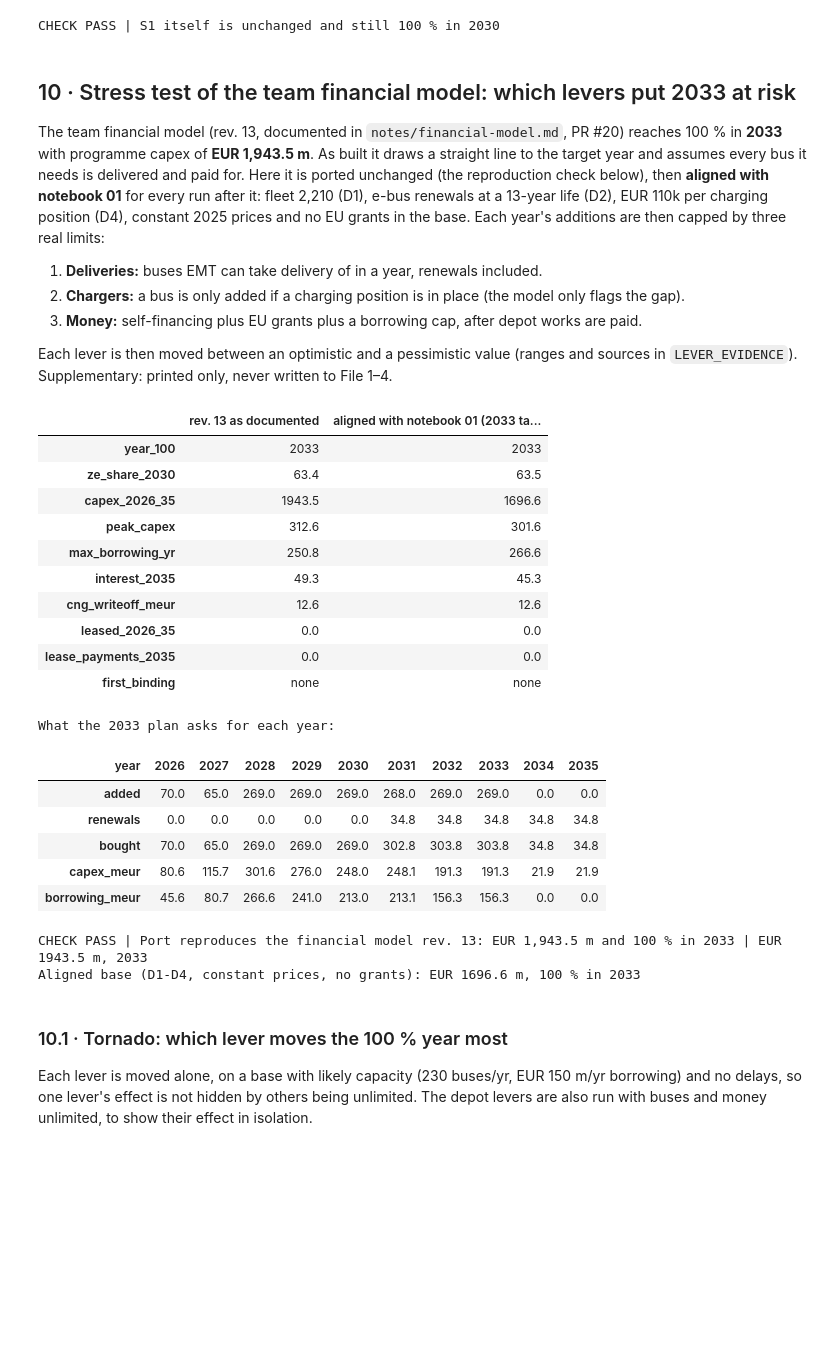
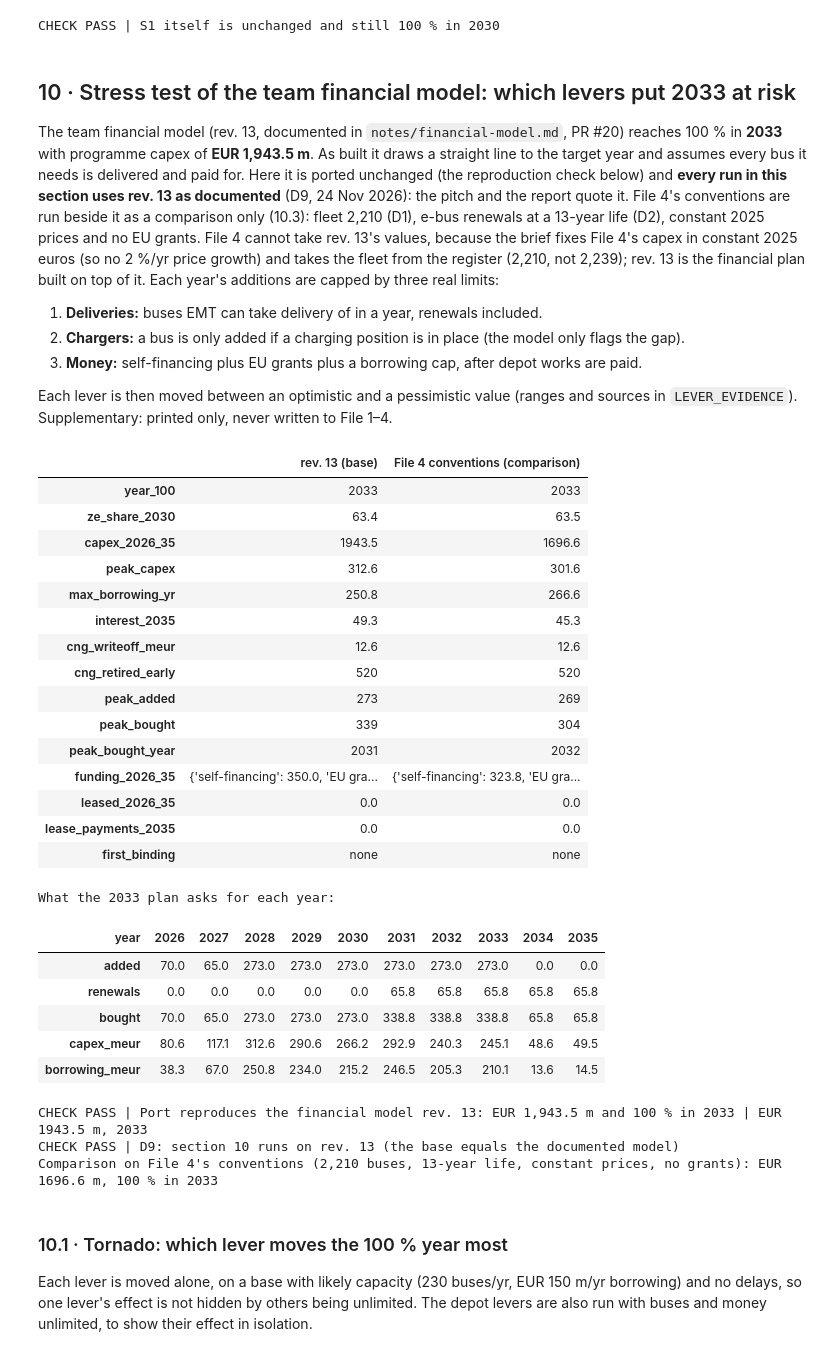
Before and after one commit to ella-garcia/madrid-bus-electrification, a Jupyter notebook: notebooks/04_Scenario_Lab.ipynb, the cells around one changed output. Drawn from its saved outputs; the diff is of its cells as text; code cells hidden in the pictures; blank space fills up the shorter version.

```diff
--- a/notebooks/04_Scenario_Lab.ipynb
+++ b/notebooks/04_Scenario_Lab.ipynb
@@ -2236,7 +2236,7 @@ CHECK PASS | S1 itself is unchanged and still 100 % in 2030
 # %% [markdown]
 ## 10 · Stress test of the team financial model: which levers put 2033 at risk
 
-The team financial model (rev. 13, documented in `notes/financial-model.md`, PR #20) reaches 100 % in **2033** with programme capex of **EUR 1,943.5 m**. As built it draws a straight line to the target year and assumes every bus it needs is delivered and paid for. Here it is ported unchanged (the reproduction check below), then **aligned with notebook 01** for every run after it: fleet 2,210 (D1), e-bus renewals at a 13-year life (D2), EUR 110k per charging position (D4), constant 2025 prices and no EU grants in the base. Each year's additions are then capped by three real limits:
+The team financial model (rev. 13, documented in `notes/financial-model.md`, PR #20) reaches 100 % in **2033** with programme capex of **EUR 1,943.5 m**. As built it draws a straight line to the target year and assumes every bus it needs is delivered and paid for. Here it is ported unchanged (the reproduction check below) and **every run in this section uses rev. 13 as documented** (D9, 24 Nov 2026): the pitch and the report quote it. File 4's conventions are run beside it as a comparison only (10.3): fleet 2,210 (D1), e-bus renewals at a 13-year life (D2), constant 2025 prices and no EU grants. File 4 cannot take rev. 13's values, because the brief fixes File 4's capex in constant 2025 euros (so no 2 %/yr price growth) and takes the fleet from the register (2,210, not 2,239); rev. 13 is the financial plan built on top of it. Each year's additions are capped by three real limits:
 
 1. **Deliveries:** buses EMT can take delivery of in a year, renewals included.
 2. **Chargers:** a bus is only added if a charging position is in place (the model only flags the gap).
@@ -2256,12 +2256,12 @@ FM = assume("Financial model rev. 13 inputs", dict(
 FM_REV13 = dict(FM)                    # as documented, for the reproduction check only
 _bev = fleet25.loc[fleet25.fuelType == "EL", "age_years"]
 RENEW_LIFE = int(((_bev > NB01["bus_life"] - 10) & (_bev <= NB01["bus_life"] - 5)).sum())
-FM.update(assume("Financial model aligned with notebook 01 (fix list, 23 Nov 2026)", dict(
-    fleet_total=NB01["fleet"], ebuses_2025=B25["n_bev"], escalation=0.0, eu_grant_share=0.0, renew_2031_35=RENEW_LIFE), "D",
+FM_ALIGNED = assume("Financial model on File 4's conventions (comparison only, D9)", {**FM, **dict(
+    fleet_total=NB01["fleet"], ebuses_2025=B25["n_bev"], escalation=0.0, eu_grant_share=0.0, renew_2031_35=RENEW_LIFE)}, "D",
     f"D1 fleet {NB01['fleet']:,}; D2 {NB01['bus_life']}-year life, so e-buses renewed in 2031-35 = register e-buses aged "
     f"{NB01['bus_life'] - 10}-{NB01['bus_life'] - 5} at end 2025 ({RENEW_LIFE}; rev. 13 used EMT's 329 at 12 years); D4 EUR 110k per "
     "position (unchanged); constant 2025 prices (no 2 %/yr growth); EU grants 0 in the base (none awarded for 2027+)",
-    "section 10", "2,239 baseline (10.3); grants 20 % and +1 pt rates (10.3b)"))
+    "section 10.3 comparison only; FM stays rev. 13", "rev. 13 is the base of every other run in section 10")
 FM_CNG = [(None, 2027, 300), (576, 2029, 300), (460, 2032, 300), (520, 2034, 291)]   # cohorts: buses, natural retirement, EUR k;
 # the oldest cohort is the remainder of the baseline's CNG fleet (217 at 2,239; 192 at 2,210)
 FM_YEARS = range(2026, 2041)          # to 2040, so a slip past 2035 shows as a year
@@ -2317,10 +2317,14 @@ def fm_run(**over):
         lease_pay += leased * annuity                                            # each year's new leases add a level payment
         capex = bus_value + depot                                                # programme value, owned or leased
         own_capex = capex - leased
-        need = max(0.0, own_capex - min(own_capex, A["self_fin"]) - depot_own * A["eu_grant_share"])
+        self_used = min(own_capex, A["self_fin"])
+        grant_used = min(own_capex - self_used, depot_own * A["eu_grant_share"])
+        need = max(0.0, own_capex - self_used - depot_own * A["eu_grant_share"])
         eib += need * A["eib_share"]; gb += need * (1 - A["eib_share"])
         binding = "" if (y <= 2027 or stock >= ze_max or add >= plan - stock_prev) else min(limits, key=limits.get)
-        rows.append(dict(year=y, plan=plan, ebuses=stock, added=add, renewals=renew, charging_capacity=cap, capex_meur=capex,
+        rows.append(dict(year=y, plan=plan, ebuses=stock, added=add, renewals=renew, bought=add + renew, self_fin_meur=self_used,
+                         grants_meur=grant_used, eib_meur=need * A["eib_share"], bonds_meur=need * (1 - A["eib_share"]),
+                         charging_capacity=cap, capex_meur=capex,
                          borrowing_meur=need, interest_meur=eib * A["eib_rate"] + gb * A["gb_coupon"], leased_meur=leased,
                          lease_payments_meur=lease_pay, binding=binding))
         stock_prev = stock
@@ -2328,44 +2332,58 @@ def fm_run(**over):
     done = df.loc[df.ebuses >= ze_max, "year"]
     y100 = int(done.min()) if len(done) else 2041
     w = df[df.year <= 2035]
     b = df.binding[df.binding != ""]
     return dict(year_100=y100, ze_share_2030=round(100 * (int(df.loc[df.year == 2030, "ebuses"].iloc[0]) + A["h2_buses"]) / A["fleet_total"], 1),
                 capex_2026_35=round(w.capex_meur.sum(), 1), peak_capex=round(w.capex_meur.max(), 1),
                 max_borrowing_yr=round(w.borrowing_meur.max(), 1), interest_2035=round(w.interest_meur.iloc[-1], 1),
                 cng_writeoff_meur=round(sum(n * u * max(0, r - y100) / 12 / 1000 for n, r, u in fm_cng(A)), 1),
+                cng_retired_early=int(sum(n for n, r, _ in fm_cng(A) if r > y100)), peak_added=int(w.added.max()),
+                peak_bought=int(round(w.bought.max())),
+                peak_bought_year=int(w.loc[w.bought.idxmax(), "year"]),
+                funding_2026_35={k: round(w[c].sum(), 1) for k, c in (("self-financing", "self_fin_meur"), ("EU grants", "grants_meur"),
+                                                                       ("EIB", "eib_meur"), ("green bonds", "bonds_meur"))},
                 leased_2026_35=round(w.leased_meur.sum(), 1), lease_payments_2035=round(w.lease_payments_meur.iloc[-1], 1),
                 first_binding=b.iloc[0] if len(b) else "none"), df
 
-fm_base, fm_base_df = fm_run()
+fm_base, fm_base_df = fm_run()                 # rev. 13, the base of section 10 (D9)
 fm_rev13 = fm_run(**FM_REV13)[0]
-display(pd.DataFrame({"rev. 13 as documented": fm_rev13, "aligned with notebook 01 (2033 target, no limits)": fm_base}))
+fm_aligned = fm_run(**FM_ALIGNED)[0]
+display(pd.DataFrame({"rev. 13 (base)": fm_base, "File 4 conventions (comparison)": fm_aligned}))
 w = fm_base_df[fm_base_df.year <= 2035]
 print("What the 2033 plan asks for each year:")
 display(w.assign(bought=w.added + w.renewals)[["year", "added", "renewals", "bought", "capex_meur", "borrowing_meur"]].round(1).set_index("year").T)
 check("Port reproduces the financial model rev. 13: EUR 1,943.5 m and 100 % in 2033", abs(fm_rev13["capex_2026_35"] - 1943.5) < 0.1 and fm_rev13["year_100"] == 2033,
       f"EUR {fm_rev13['capex_2026_35']} m, {fm_rev13['year_100']}")
-print(f"Aligned base (D1-D4, constant prices, no grants): EUR {fm_base['capex_2026_35']} m, 100 % in {fm_base['year_100']}")
+check("D9: section 10 runs on rev. 13 (the base equals the documented model)", fm_base == fm_rev13)
+print(f"Comparison on File 4's conventions (2,210 buses, 13-year life, constant prices, no grants): EUR {fm_aligned['capex_2026_35']} m, "
+      f"100 % in {fm_aligned['year_100']}")
 # %% [output]
-|  | rev. 13 as documented | aligned with notebook 01 (2033 ta... |
+|  | rev. 13 (base) | File 4 conventions (comparison) |
 | year_100 | 2033 | 2033 |
 | ze_share_2030 | 63.4 | 63.5 |
 | capex_2026_35 | 1943.5 | 1696.6 |
 | peak_capex | 312.6 | 301.6 |
 | max_borrowing_yr | 250.8 | 266.6 |
 | interest_2035 | 49.3 | 45.3 |
 | cng_writeoff_meur | 12.6 | 12.6 |
+| cng_retired_early | 520 | 520 |
+| peak_added | 273 | 269 |
+| peak_bought | 339 | 304 |
+| peak_bought_year | 2031 | 2032 |
+| funding_2026_35 | {'self-financing': 350.0, 'EU gra... | {'self-financing': 323.8, 'EU gra... |
 | leased_2026_35 | 0.0 | 0.0 |
 | lease_payments_2035 | 0.0 | 0.0 |
 | first_binding | none | none |
 What the 2033 plan asks for each year:
 | year | 2026 | 2027 | 2028 | 2029 | 2030 | 2031 | 2032 | 2033 | 2034 | 2035 |
-| added | 70.0 | 65.0 | 269.0 | 269.0 | 269.0 | 268.0 | 269.0 | 269.0 | 0.0 | 0.0 |
-| renewals | 0.0 | 0.0 | 0.0 | 0.0 | 0.0 | 34.8 | 34.8 | 34.8 | 34.8 | 34.8 |
-| bought | 70.0 | 65.0 | 269.0 | 269.0 | 269.0 | 302.8 | 303.8 | 303.8 | 34.8 | 34.8 |
-| capex_meur | 80.6 | 115.7 | 301.6 | 276.0 | 248.0 | 248.1 | 191.3 | 191.3 | 21.9 | 21.9 |
-| borrowing_meur | 45.6 | 80.7 | 266.6 | 241.0 | 213.0 | 213.1 | 156.3 | 156.3 | 0.0 | 0.0 |
+| added | 70.0 | 65.0 | 273.0 | 273.0 | 273.0 | 273.0 | 273.0 | 273.0 | 0.0 | 0.0 |
+| renewals | 0.0 | 0.0 | 0.0 | 0.0 | 0.0 | 65.8 | 65.8 | 65.8 | 65.8 | 65.8 |
+| bought | 70.0 | 65.0 | 273.0 | 273.0 | 273.0 | 338.8 | 338.8 | 338.8 | 65.8 | 65.8 |
+| capex_meur | 80.6 | 117.1 | 312.6 | 290.6 | 266.2 | 292.9 | 240.3 | 245.1 | 48.6 | 49.5 |
+| borrowing_meur | 38.3 | 67.0 | 250.8 | 234.0 | 215.2 | 246.5 | 205.3 | 210.1 | 13.6 | 14.5 |
 CHECK PASS | Port reproduces the financial model rev. 13: EUR 1,943.5 m and 100 % in 2033 | EUR 1943.5 m, 2033
-Aligned base (D1-D4, constant prices, no grants): EUR 1696.6 m, 100 % in 2033
+CHECK PASS | D9: section 10 runs on rev. 13 (the base equals the documented model)
+Comparison on File 4's conventions (2,210 buses, 13-year life, constant prices, no grants): EUR 1696.6 m, 100 % in 2033
 # %% [markdown]
 ### 10.1 · Tornado: which lever moves the 100 % year most
 
```
Also changed, not shown: parts of 11 cells of this notebook, 5 other files.
